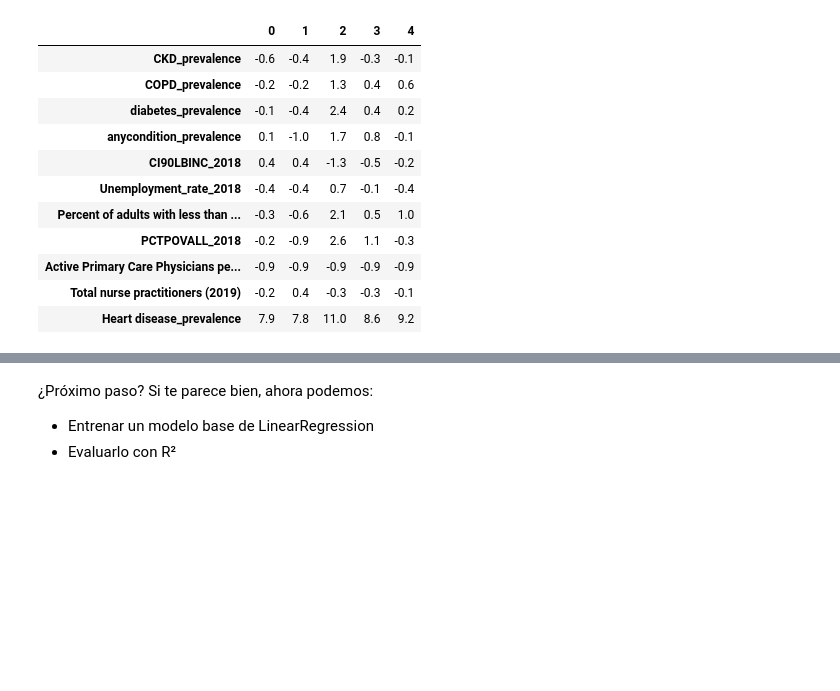
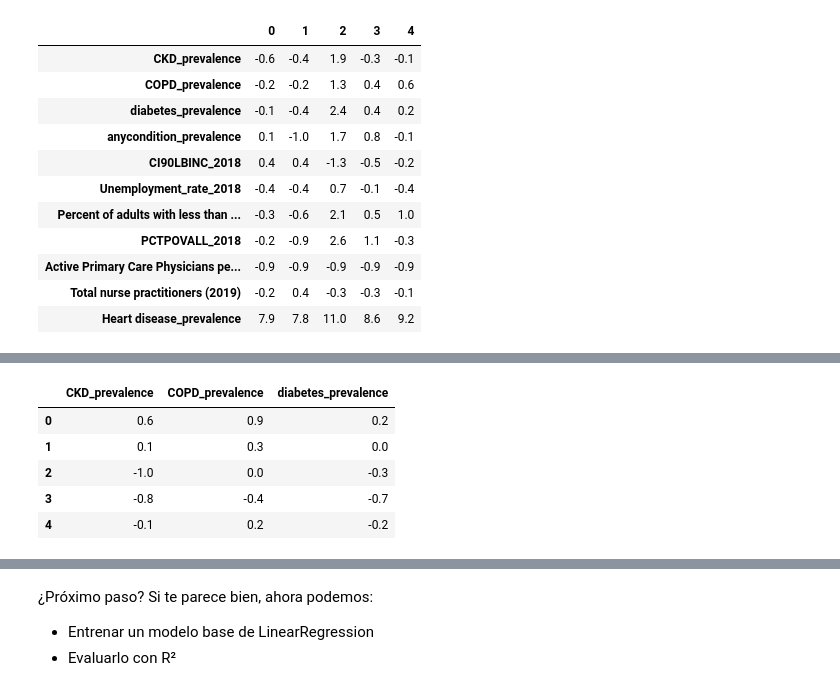
Before and after one commit to mvlarra/Project_ML_Linear_Regression_regularized_VL, a Jupyter notebook: Project_ML_Linear_Regresion_Regularized_VL.ipynb, the cells around one changed output, grey strips where cells are left out. Cells and saved outputs as stored; diff of their text form; code cells hidden in the pictures; blank space fills up the shorter version.

```diff
--- a/Project_ML_Linear_Regresion_Regularized_VL.ipynb
+++ b/Project_ML_Linear_Regresion_Regularized_VL.ipynb
@@ -581,9 +581,17 @@ df_scaled.head().T  # Vista previa del nuevo dataset
 | Total nurse practitioners (2019) | -0.2 | 0.4 | -0.3 | -0.3 | -0.1 |
 | Heart disease_prevalence | 7.9 | 7.8 | 11.0 | 8.6 | 9.2 |
 # %%
-# ===========================================================================================
-# ⭐⭐⭐ SELECCION DE VARIABLES PREDICTORAS (SelectKBest) ⭐⭐⭐
-# ===========================================================================================
+# =================================================================================================================
+# ⭐⭐⭐ SELECCIÓN AUTOMÁTICA DE VARIABLES PREDICTORAS (FEATURE SELECTION) con SelectKBest (f-regression) ⭐⭐⭐
+# ================================================================================================================
+
+# ¿Qué hace este código?
+    # - Toma tu dataset df_scaled y separa features (X) y target (y)
+    # - Divide en train/test (80/20)
+    # - Calcula qué features están más correlacionadas con y usando f_regression
+    # - Se queda con el 30% de las mejores variables
+    # - Crea un nuevo X_train_sel y X_test_sel solo con esas features
+    # - Evita data leakage porque se ajusta solo con X_train
 
 
 # IMPORTACIÓN DE LIBRERÍAS
@@ -600,41 +608,47 @@ from sklearn.feature_selection import SelectKBest, f_regression
 # SEPARAR VARIABLES INDEPENDIENTES (X) y VARIABLE DEPENDIENTE (y).
 # -------------------------------------------------------------------------------------------
 
-X = df_scaled.drop(columns=["Heart disease_prevalence"])  # Features
-y = df_scaled["Heart disease_prevalence"]                 # Target
+X = df_scaled.drop(columns=["Heart disease_prevalence"])  # Variables Predictoras (Features)
+y = df_scaled["Heart disease_prevalence"]                 # Variable Objetivo (Target)
 
 
 
-# DIVISIÓN EN TRAIN (80%) Y TEST (20%) manteniendo la reproducibilidad (random_state=42)
+# DIVISIÓN EN TRAIN Y TEST
 # ------------------------------------------------------------------------------------------
 
 X_train, X_test, y_train, y_test = train_test_split(X, y, test_size=0.2, random_state=42)
 
+    # Con train_test_split se divide en train (80%) y test (20%),
+    # manteniendo la reproducibilidad (random_state=42)
 
-# INDICES DE TRAIN Y TEST
-# ------------------------------------------------------------------------------------------
 
 train_indices = list(X_train.index)
 test_indices = list(X_test.index)
 
-    # Guarda los índices de los conjuntos de entrenamiento y test.
-    # Esto podría usarse más adelante si necesitás mapear a otras estructuras
+    # Guarda los índices de los conjuntos de entrenamiento y test, por si más adelante
+    # se necesitás mapear a otras estructuras (rastrear valores originales)
     # (por ejemplo, para recuperar valores originales).
 
 
-# DEFINICION DE VARIABLES (features) A SELECCIONAR
+# DEFINICION CUANTAS VARIABLES SELECCIONAR
 # ------------------------------------------------------------------------------------------
 
 k = int(len(X_train.columns) * 0.3)
 
-    # Toma el 30% de las columnas originales
+    # Toma el 30% de las columnas originales (número de mejores features)
     # Por ejemplo, si hay 10 columnas → seleccionará las 3 mejores
 
 
 
+# DEFINICION DE VARIABLES RELEVANTES
 # --------------------------------------------------------------
-# 🧠 DEFINICION DEL MODELO:  Features con SelectKBest + f_regression
-# --------------------------------------------------------------
+
+# ▶ APLICAR SelectKBest CON f_regression
+
+selection_model = SelectKBest(score_func = f_regression, k = k)
+
+    # score_func = f_regression: mide cuánto se relaciona cada feature con "y" usando una prueba F
+    # k: cuántas features quedarte
 
     # Usamos SelectKBest para quedarnos solo con las variables más relevantes.
     # La función score_func = f_regression evalúa cada feature por separado
@@ -648,8 +662,16 @@ k = int(len(X_train.columns) * 0.3)
     # Este método es rápido y muy útil en regresiones lineales (como Lasso, Ridge, etc.)
     # porque ayuda a eliminar variables que no aportan información significativa.
 
+
+# ▶ APLICAR SELECTOR A LOS DATOS DE ENTRENAMIENTO:
+
+selection_model.fit(X_train, y_train)
+    # Ajustamos solo con el conjunto de entrenamiento para evitar data leakage
+
     # Importante: el ajuste (fit) se hace solo sobre los datos de entrenamiento (X_train)
     # para evitar data leakage.
+
+
 
     # DATA LEAKAGE:
 
@@ -674,8 +696,44 @@ k = int(len(X_train.columns) * 0.3)
     #    ni directa ni indirectamente.
 
 
+# EXTRAER LAS VARIABLES SELECCIONADAS
+# --------------------------------------------------------------
 
-selection_model = SelectKBest(score_func = f_regression, k = k)
+# ▶ IDENTIFICAR VARIABLES SELECCIONADAS
+    # Devuelve un array booleano ix , indicando qué features fueron seleccionadas con true
 
-    # score_func = f_regression: mide cuánto se relaciona cada feature con "y" usando una prueba F
-    # k: cuántas features quedarte
+ix = selection_model.get_support()
+
+
+# ▶ GENERACION DE NUEVO DATAFRAME para X_train y X_test:
+    # - Solo con las variables seleccionadas (las mejores según su correlación con y)
+    # - Las columnas seleccionadas conservan su nombre
+
+
+X_train_sel = pd.DataFrame(selection_model.transform(X_train), columns = X_train.columns.values[ix])
+X_test_sel = pd.DataFrame(selection_model.transform(X_test), columns = X_test.columns.values[ix])
+
+# REVISAMOS EL NUEVO DATAFRAME REDUCIDO
+# --------------------------------------------------------------
+print(f"Número de variables seleccionadas: {X_train_sel.shape[1]}")
+X_train_sel.head()
+
+
+
+
+# ✅ RESULTADO FINAL
+# --------------------------------------------------------------
+    # - X_train_sel y X_test_sel tienen solo las mejores variables predictoras
+    # - Estas pueden usarse directamente en modelos más eficientes, especialmente en Lasso o Ridge
+
+# ⚠️ NOTA IMPORTANTE
+# --------------------------------------------------------------
+    # Este tipo de selección debe hacerse SOLO con el X_train, tal como lo hicimos,
+    # para evitar data leakage (usar información del test set para elegir variables).
+
+# ✅ ¿Próximo paso?
+# --------------------------------------------------------------
+    # Podemos:
+    # - Analizar las features seleccionadas (ver cuáles quedaron)
+    # - Entrenar un modelo Lasso con estas features y comparar con la versión sin selección
+# %% [output]
@@ -681,0 +741,6 @@ selection_model = SelectKBest(score_func = f_regression, k = k)
+|  | CKD_prevalence | COPD_prevalence | diabetes_prevalence |
+| 0 | 0.6 | 0.9 | 0.2 |
+| 1 | 0.1 | 0.3 | 0.0 |
+| 2 | -1.0 | 0.0 | -0.3 |
+| 3 | -0.8 | -0.4 | -0.7 |
+| 4 | -0.1 | 0.2 | -0.2 |
```
Also changed, not shown: parts of 4 cells of this notebook.
